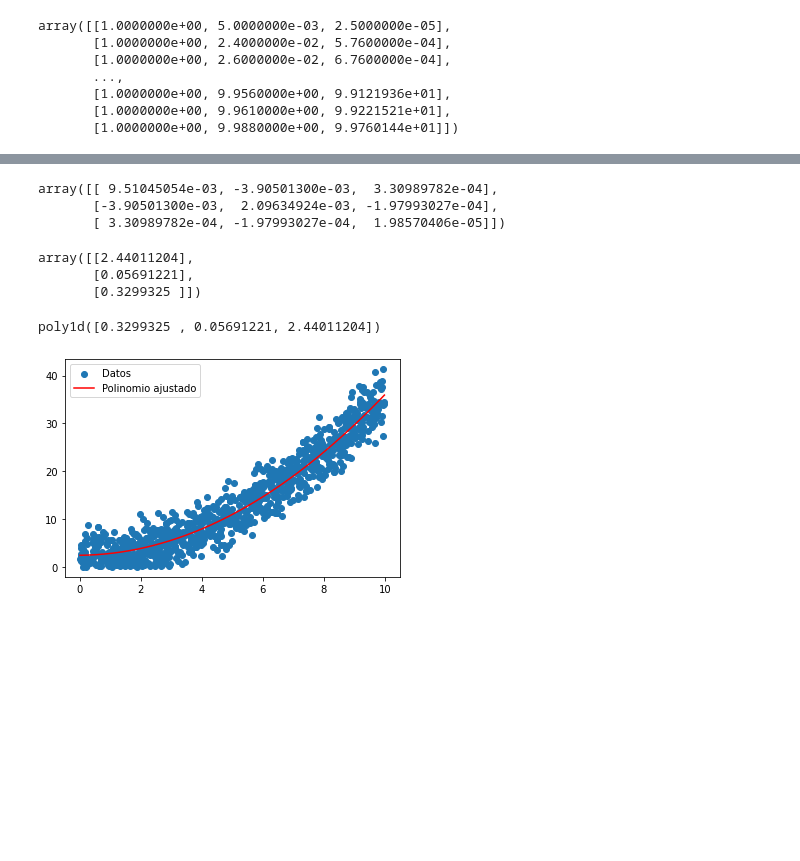
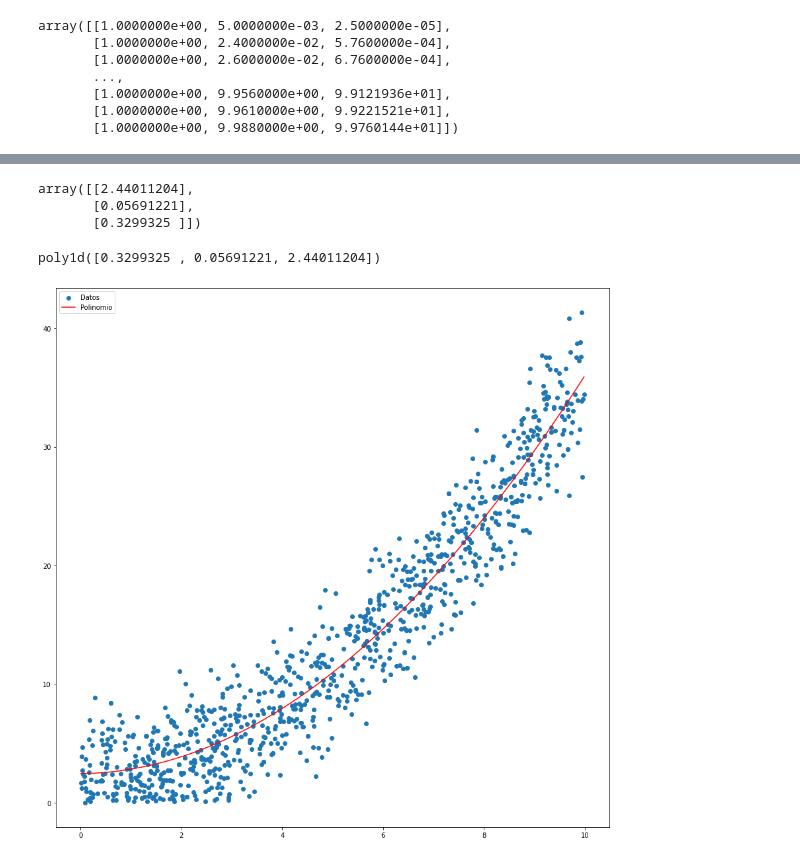
Before and after one commit to cristobalstrange/Tarea-IMT2220-Grupo-5, a Jupyter notebook: Grupo 5 - IMT2220.ipynb, the cells around one changed output, grey strips where cells are left out. Saved outputs shown, nothing was run; the diff lists cells and outputs as text; code cells hidden in the pictures; blank space fills up the shorter version.

```diff
--- a/Grupo 5 - IMT2220.ipynb
+++ b/Grupo 5 - IMT2220.ipynb
@@ -83,15 +79,28 @@ A_transpuesta = np.transpose(A)
-# %%
-inversa = np.linalg.inv(np.dot(A_transpuesta, A))
-inversa
-# %% [output]
-array([[ 9.51045054e-03, -3.90501300e-03,  3.30989782e-04],
-       [-3.90501300e-03,  2.09634924e-03, -1.97993027e-04],
-       [ 3.30989782e-04, -1.97993027e-04,  1.98570406e-05]])
-# %%
-x = np.dot(inversa, np.dot(A_transpuesta, b))
-x
-# %% [output]
-array([[2.44011204],
-       [0.05691221],
-       [0.3299325 ]])
+# %%
+# Se calcula la solución de la regresión lineal
+
+def regresion_lineal(A, b, lambda_ = 1e-9):
+    try:
+        # Si la matriz AtA es invertible, se calcula la solución
+        AtA_inv = np.linalg.inv(A.T @ A)
+        x = AtA_inv @ A.T @ b
+
+    except np.linalg.LinAlgError:
+        # Si la matriz no es invertible, se agrega lambda_ a la diagonal de AtA hasta que sea invertible
+        AtA = A.T @ A
+        while np.linalg.det(AtA) == 0:
+            AtA += lambda_ * np.identity(AtA.shape[0])
+            lambda_ += 0.1
+        AtA_inv = np.linalg.inv(AtA)
+        x = AtA_inv @ A.T @ b
+    return x
+# %%
+# Se calcula la solución de la regresión lineal
+
+x = regresion_lineal(A, b)
+x
+# %% [output]
+array([[2.44011204],
+       [0.05691221],
+       [0.3299325 ]])
 # %%
@@ -102,26 +113,26 @@ poly1d([0.3299325 , 0.05691221, 2.44011204])
 # %%
 # Obtén los valores de 'X' y 'Y' del DataFrame
 x = df['x']
 y = df['y']
 
-# Supongamos que tienes un polinomio llamado 'polinomio' de tipo numpy poly1d
-
 # Evalúa el polinomio en los valores de 'X' para obtener los valores ajustados
 y_fit = polinomio(x)
 
-# Crea una figura y un conjunto de ejes
-fig, ax = plt.subplots()
+# Crea una figura y un conjunto de ejes con un tamaño más grande
+fig, ax = plt.subplots(figsize=(15, 15))
 
 # Grafica los puntos 'X' e 'Y'
 ax.scatter(x, y, label='Datos')
 
 # Grafica la curva ajustada utilizando el polinomio
-ax.plot(x, y_fit, color='red', label='Polinomio ajustado')
+ax.plot(x, y_fit, color='red', label='Polinomio')
 
-# Añade una leyenda
 ax.legend()
+
+# Guarda la imagen del gráfico en formato PNG
+plt.savefig('grafico.png')
 
 # Muestra el gráfico
 plt.show()
 # %% [output]
-[figure, old version]
+[figure, new version]
```
Also changed, not shown: parts of 6 cells of this notebook, 1 other file.
